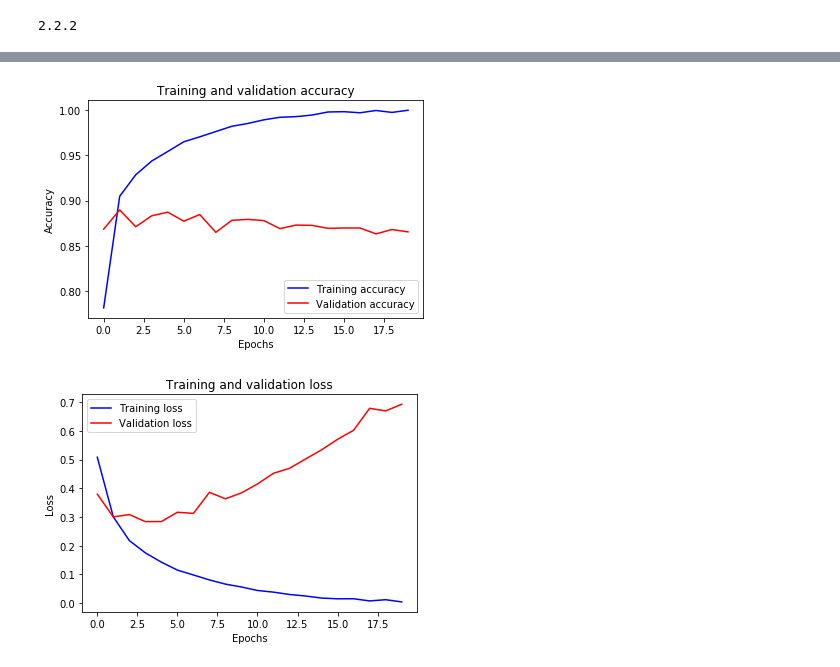
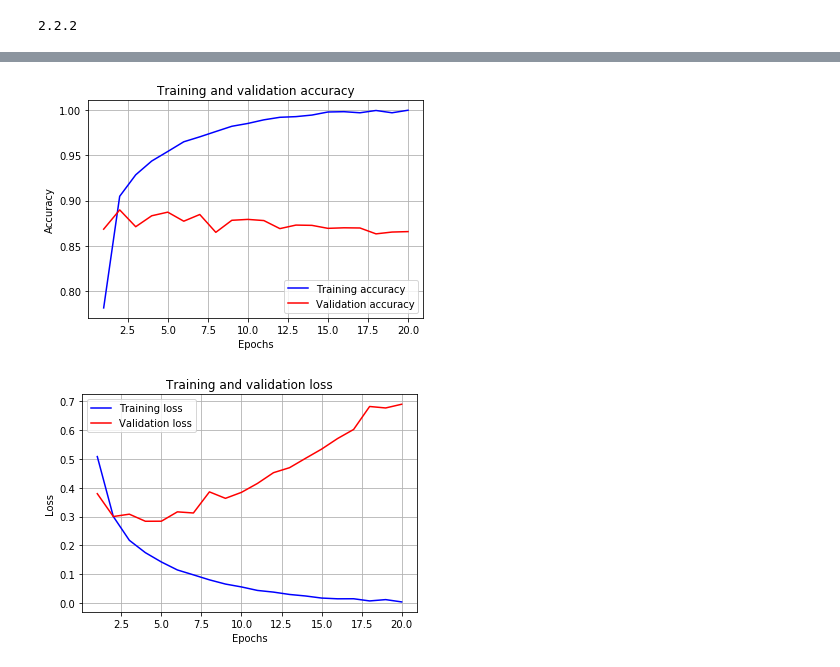
Before and after one commit to Manny-G/Keras-Tensorflow, a Jupyter notebook: 2_Binary_Classification.ipynb, the cells around one changed output, grey strips where cells are left out. Cells and saved outputs as stored; diff of their text form; code cells hidden in the pictures.

Commit message:
Removed bug from image classification, cosmetic change to binary classification, adding multiclass classification

```diff
--- a/2_Binary_Classification.ipynb
+++ b/2_Binary_Classification.ipynb
@@ -136,33 +134,36 @@ dict_keys(['val_loss', 'val_binary_accuracy', 'loss', 'binary_accuracy'])
 # %%
 import matplotlib.pyplot as plt
 
 acc = history1.history["binary_accuracy"]
 val_acc = history1.history["val_binary_accuracy"]
 loss = history1.history["loss"]
 val_loss = history1.history["val_loss"]
 
-epochs = range(len(acc))
+epochs = range(1, len(acc) + 1)
 
 plt.plot(epochs, acc, "b", label="Training accuracy")
 plt.plot(epochs, val_acc, "r", label="Validation accuracy")
 plt.title("Training and validation accuracy")
 plt.xlabel("Epochs")
 plt.ylabel("Accuracy")
 plt.legend()
+plt.grid()
 plt.show()
-
-plt.clf()
-
-plt.plot(epochs, loss, "b", label="Training loss")
-plt.plot(epochs, val_loss, "r", label="Validation loss")
-plt.title("Training and validation loss")
-plt.xlabel("Epochs")
-plt.ylabel("Loss")
-plt.legend()
-plt.show()
 # %% [output]
-[figure, old version]
+[figure, new version]
-[figure, removed]
+# %%
+plt.clf()
+
+plt.plot(epochs, loss, "b", label="Training loss")
+plt.plot(epochs, val_loss, "r", label="Validation loss")
+plt.title("Training and validation loss")
+plt.xlabel("Epochs")
+plt.ylabel("Loss")
+plt.legend()
+plt.grid()
+plt.show()
+# %% [output]
+[figure, added]
 # %%
 model2 = models.Sequential()
 model2.add(layers.Dense(10, activation="relu", input_shape=(10000,)))
```
Also changed, not shown: parts of 9 cells of this notebook, 2 other files.
